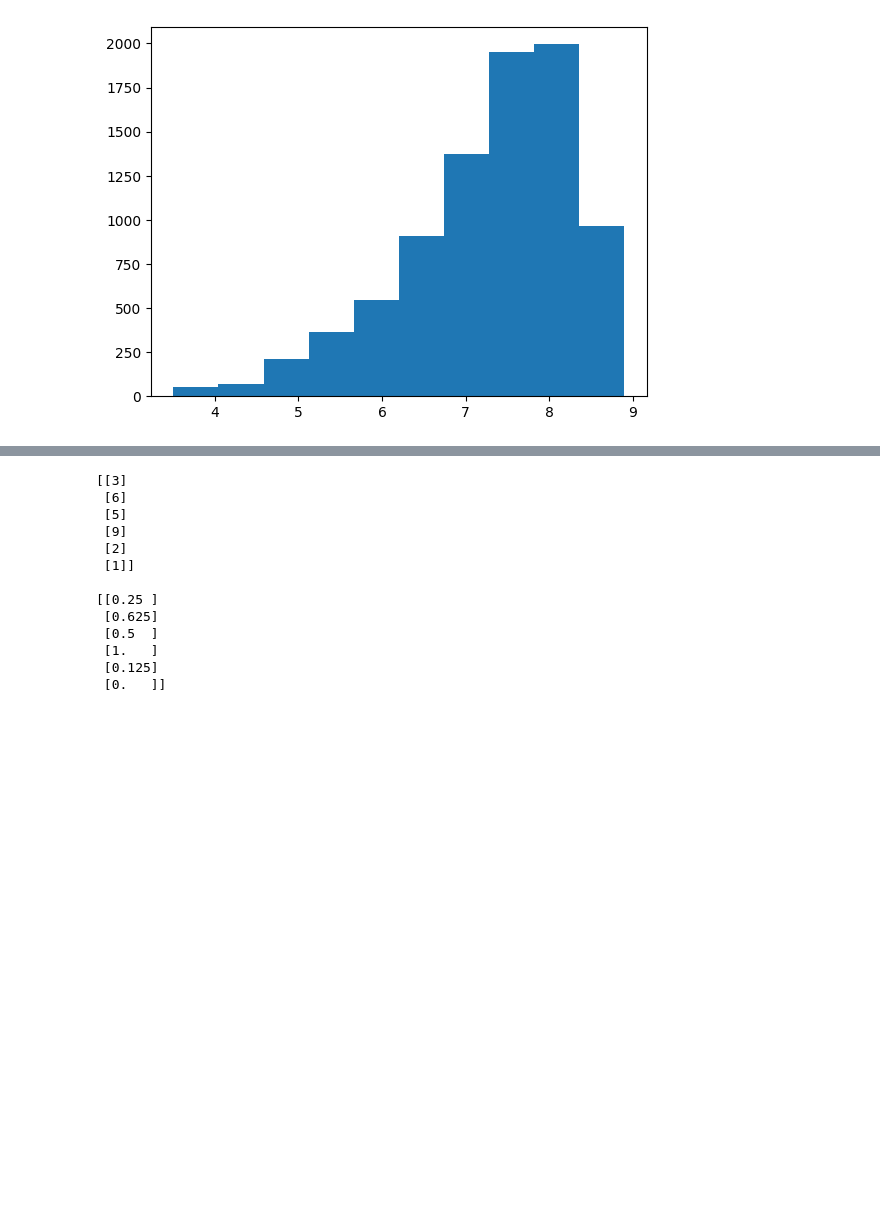
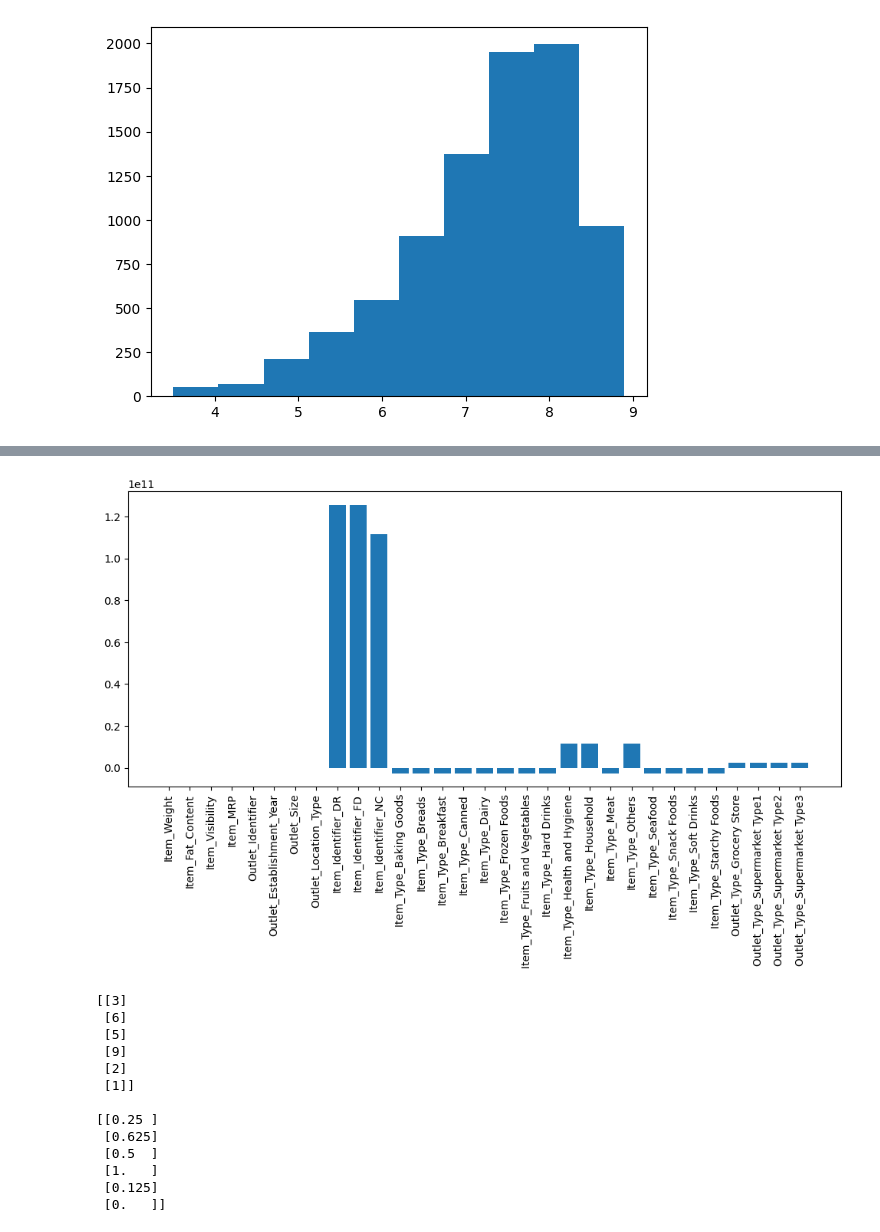
Before and after one commit to bipulshahi/theknowledgeacdemy, a Jupyter notebook: predictive_analysis/tka_predictiveAnalysis_2.ipynb, the cells around one changed output, grey strips where cells are left out. Cells and saved outputs as stored; diff of their text form; code cells hidden in the pictures; blank space fills up the shorter version.

```diff
--- a/predictive_analysis/tka_predictiveAnalysis_2.ipynb
+++ b/predictive_analysis/tka_predictiveAnalysis_2.ipynb
@@ -1057,23 +1057,23 @@ y = Yn                  #labels
 
 from sklearn.model_selection import train_test_split
 
-X_train , X_test , y_train , y_test = train_test_split(X , y , test_size = 0.2)
+X_train , X_test , y_train , y_test = train_test_split(X , y , test_size = 0.2 , random_state = 0)
 
 #Data scaling or noramlisation
 from sklearn.preprocessing import MinMaxScaler
 
 scaler = MinMaxScaler()
 
-X_train = scaler.fit_transform(X_train)
-X_test = scaler.transform(X_test)
+X_trainScaled = scaler.fit_transform(X_train)
+X_testScaled = scaler.transform(X_test)
 
 from sklearn.linear_model import LinearRegression
 model1 = LinearRegression()
 
-model1.fit(X_train , y_train)
+model1.fit(X_trainScaled , y_train)
 
-y_predTrain = model1.predict(X_train)
-y_predTest = model1.predict(X_test)
+y_predTrain = model1.predict(X_trainScaled)
+y_predTest = model1.predict(X_testScaled)
 
 from sklearn.metrics import mean_absolute_error,r2_score
 
@@ -1103 +1130,8 @@ R2 Score of Model
+# %%
+plt.figure(figsize = (12,5))
+plt.bar(X.columns , model1.coef_)
+plt.xticks(rotation = 90)
+plt.show()
+# %% [output]
+[figure, added]
 # %%
```
Also changed, not shown: parts of 16 cells of this notebook, 1 other file.
